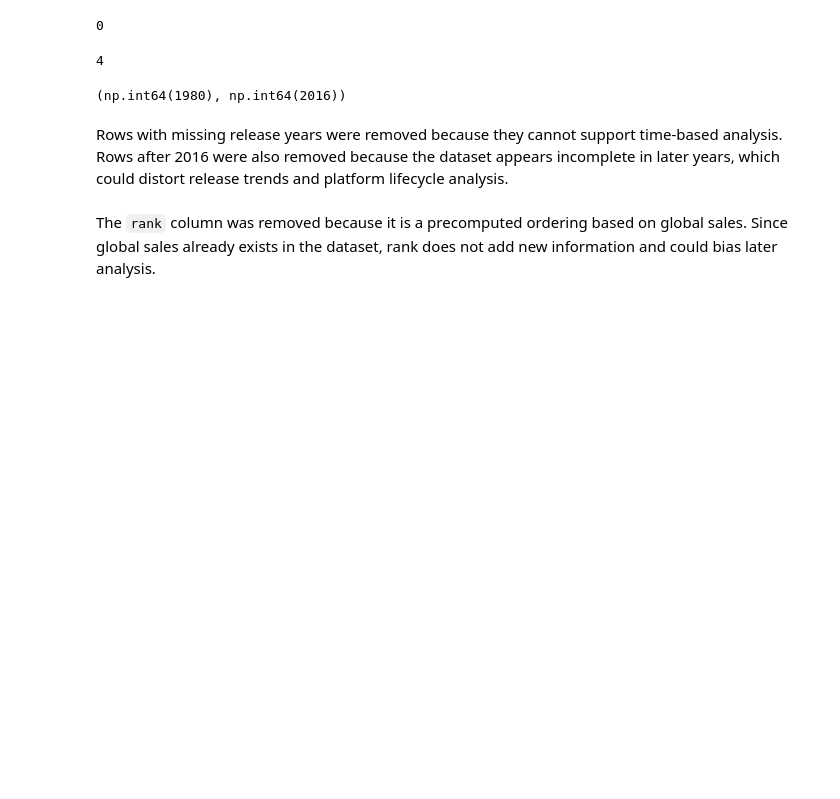
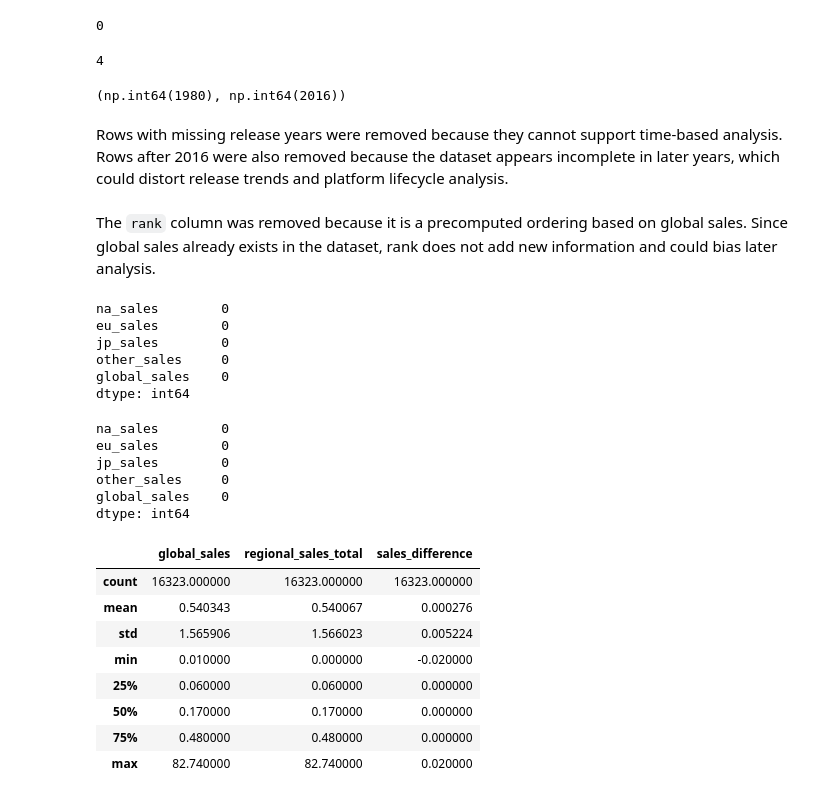
Before and after one commit to tylernsocial/data-analysis-on-the-videogame-industry, a Jupyter notebook: notebooks/01_data_cleaning.ipynb, the cells around one changed output. Cells and saved outputs as stored; diff of their text form; code cells hidden in the pictures; blank space fills up the shorter version.

```diff
--- a/notebooks/01_data_cleaning.ipynb
+++ b/notebooks/01_data_cleaning.ipynb
@@ -219,3 +219,44 @@ if "rank" in df.columns:
     df = df.drop(columns=["rank"])
 # %% [markdown]
 The `rank` column was removed because it is a precomputed ordering based on global sales. Since global sales already exists in the dataset, rank does not add new information and could bias later analysis.
+# %%
+sales_cols = ["na_sales", "eu_sales", "jp_sales", "other_sales", "global_sales"]
+
+for col in sales_cols:
+    df[col] = pd.to_numeric(df[col], errors="coerce")
+
+df[sales_cols].isna().sum()
+# %% [output]
+na_sales        0
+eu_sales        0
+jp_sales        0
+other_sales     0
+global_sales    0
+dtype: int64
+# %%
+(df[sales_cols] < 0).sum()
+# %% [output]
+na_sales        0
+eu_sales        0
+jp_sales        0
+other_sales     0
+global_sales    0
+dtype: int64
+# %%
+df["regional_sales_total"] = (
+    df["na_sales"] + df["eu_sales"] + df["jp_sales"] + df["other_sales"]
+)
+
+df["sales_difference"] = df["global_sales"] - df["regional_sales_total"]
+
+df[["global_sales", "regional_sales_total", "sales_difference"]].describe()
+# %% [output]
+|  | global_sales | regional_sales_total | sales_difference |
+| count | 16323.000000 | 16323.000000 | 16323.000000 |
+| mean | 0.540343 | 0.540067 | 0.000276 |
+| std | 1.565906 | 1.566023 | 0.005224 |
+| min | 0.010000 | 0.000000 | -0.020000 |
+| 25% | 0.060000 | 0.060000 | 0.000000 |
+| 50% | 0.170000 | 0.170000 | 0.000000 |
+| 75% | 0.480000 | 0.480000 | 0.000000 |
+| max | 82.740000 | 82.740000 | 0.020000 |
```
Also changed, not shown: parts of 17 cells of this notebook.
